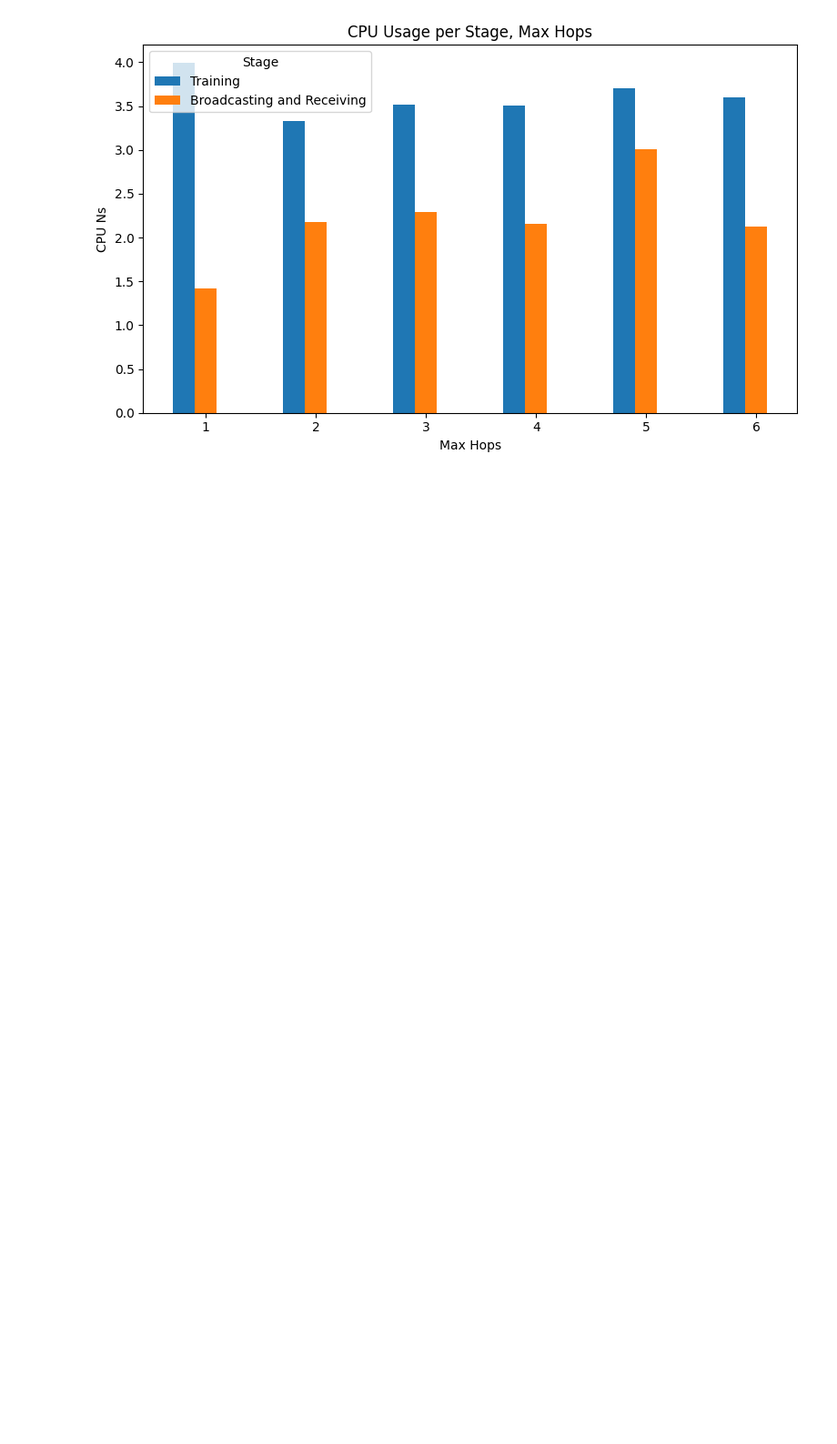
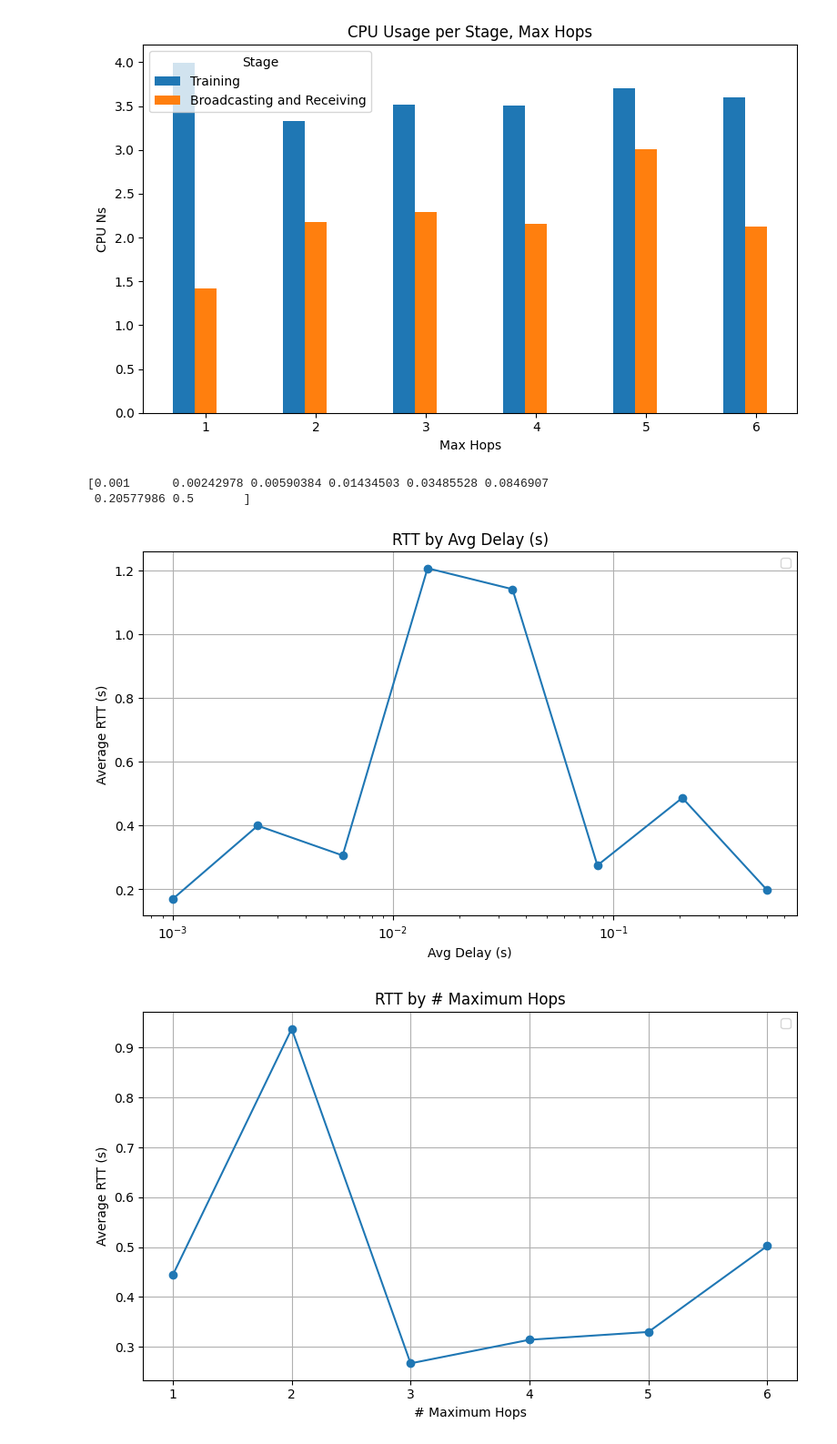
Before and after one commit to Altishofer/DFL_PeerBasedMixing, a Jupyter notebook: experiments/evaluation-plots.ipynb, the cells around one changed output. Shown at 91% size. Cells and saved outputs as stored; diff of their text form; code cells hidden in the pictures; blank space fills up the shorter version.

```diff
--- a/experiments/evaluation-plots.ipynb
+++ b/experiments/evaluation-plots.ipynb
@@ -186,3 +180,49 @@ stage_plot(nr_hops, "Max Hops", "max_hops")
 [figure]
 [figure]
 [figure]
+# %%
+# y: RTT
+# x:
+#   - delay in seconds
+#   - number of hops
+
+lambdas     = np.logspace(np.log10(0.001), np.log10(0.5), num=8)
+print(lambdas)
+nr_hops     = [1, 2, 3, 4, 5, 6]
+
+def get_avg_rtt(df):
+    rtt_per_node = df[df['field'] == "avg_rtt"].groupby('node').last()
+    return rtt_per_node['value'].mean()
+
+def plot_avg_rtt(x_axis, title, folder, log=False):
+    files = get_filenames_in_folder(join(metrics_path, folder))
+    df_files = [read_file(f) for f in files]
+    y_axis = [get_avg_rtt(df) for df in df_files]
+
+    plt.figure(figsize=(8, 5))
+    plt.plot(x_axis[:len(y_axis)], y_axis, marker='o')
+
+    # Add labels and title
+    plt.xlabel(title)
+    if log==True:
+        plt.xscale('log')
+    plt.ylabel('Average RTT (s)')
+    plt.title(f'RTT by {title}')
+
+    # Add grid and legend
+    plt.grid(True)
+    plt.legend()
+
+    # Show the plot
+    plt.tight_layout()
+    plt.savefig(join(figure_path, f"{folder}.png"))
+    plt.show()
+# %% [output]
+[0.001      0.00242978 0.00590384 0.01434503 0.03485528 0.0846907
+ 0.20577986 0.5       ]
+# %%
+plot_avg_rtt(lambdas, "Avg Delay (s)", "rtts_per_lambda", log=True)
+plot_avg_rtt(nr_hops, "# Maximum Hops", "rtts_per_hops")
+# %% [output]
+[figure, added]
+[figure, added]
```
Also changed, not shown: parts of 1 cell of this notebook, 7 other files.
